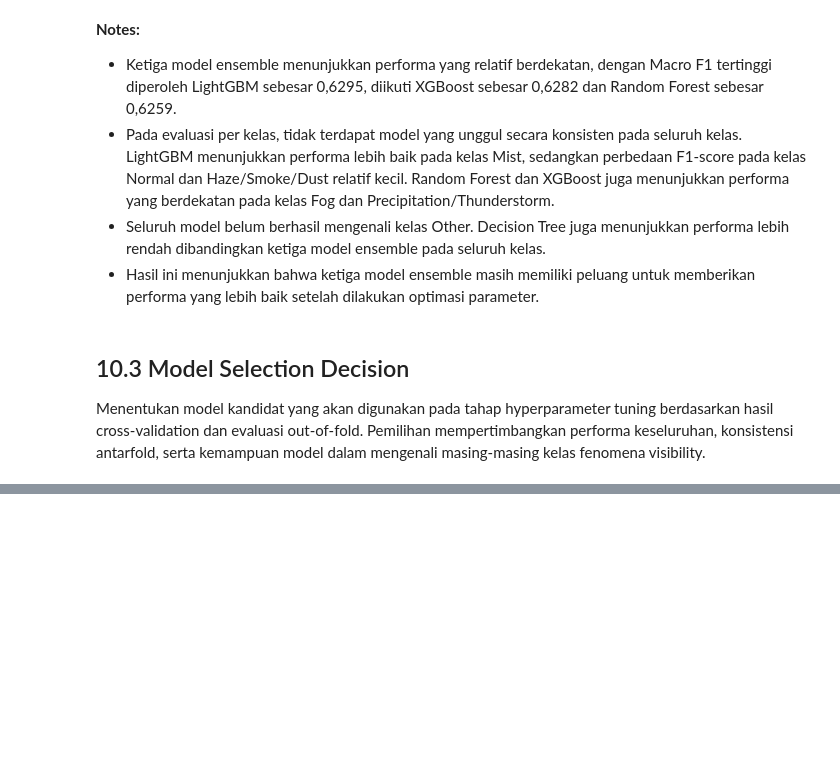
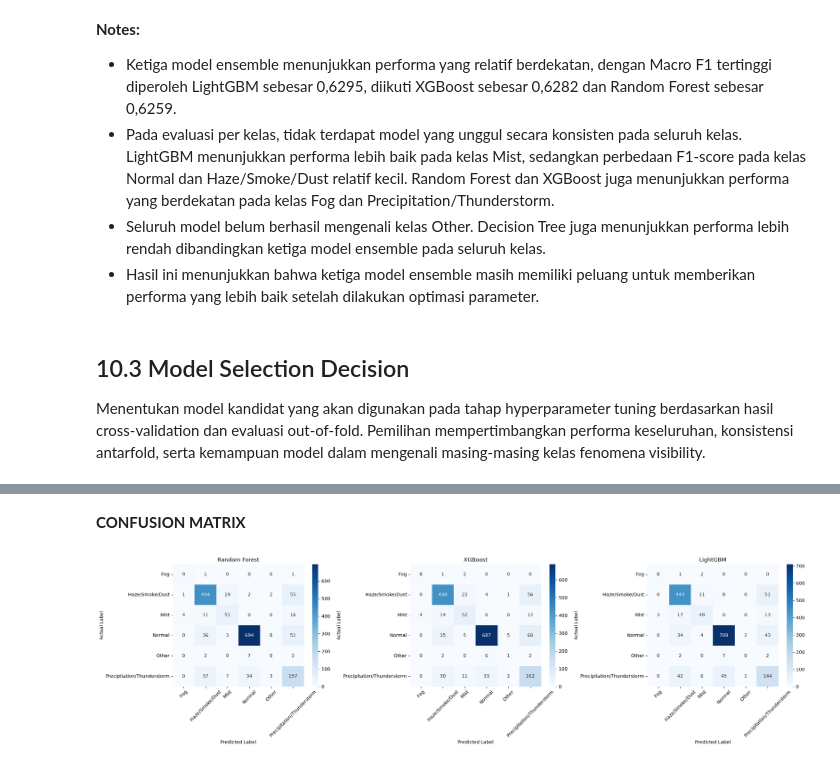
Before and after one commit to sirly82/bmkg-project, a Jupyter notebook: visibility_phenomenon_classification_2025.ipynb, the cells around one changed output, grey strips where cells are left out. Drawn from its saved outputs; the diff is of its cells as text; code cells hidden in the pictures; blank space fills up the shorter version.

```diff
--- a/visibility_phenomenon_classification_2025.ipynb
+++ b/visibility_phenomenon_classification_2025.ipynb
@@ -2328,0 +2652,14 @@ Mencari kombinasi hyperparameter LightGBM yang menghasilkan performa terbaik men
+# %%
+for name, y_pred in test_predictions.items():
+    print(f"\n{'='*60}")
+    print(f"Classification Report: {name}")
+    print(f"{'='*60}")
+
+    print(classification_report(
+        y_test,
+        y_pred,
+        labels=list(range(6)),
+        target_names=class_names,
+        zero_division=0,
+        digits=4
+    ))
@@ -2328,0 +2690,32 @@ Mencari kombinasi hyperparameter LightGBM yang menghasilkan performa terbaik men
+# %% [markdown]
+**CONFUSION MATRIX**
+# %%
+fig, axes = plt.subplots(1, 3, figsize=(22, 6))
+
+for ax, (name, y_pred) in zip(axes, test_predictions.items()):
+    cm = confusion_matrix(
+        y_test,
+        y_pred,
+        labels=list(range(6))
+    )
+
+    sns.heatmap(
+        cm,
+        annot=True,
+        fmt='d',
+        cmap='Blues',
+        xticklabels=class_names,
+        yticklabels=class_names,
+        ax=ax
+    )
+
+    ax.set_title(name)
+    ax.set_xlabel('Predicted Label')
+    ax.set_ylabel('Actual Label')
+    ax.tick_params(axis='x', rotation=45)
+    ax.tick_params(axis='y', rotation=0)
+
+plt.tight_layout()
+plt.show()
+# %% [output]
+[figure, added]
```
Also changed, not shown: parts of 28 cells of this notebook.
